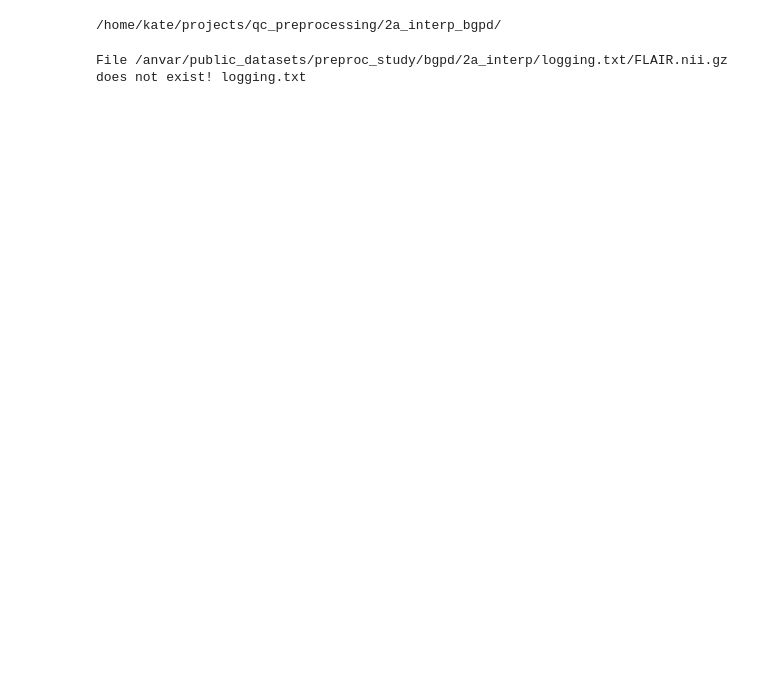
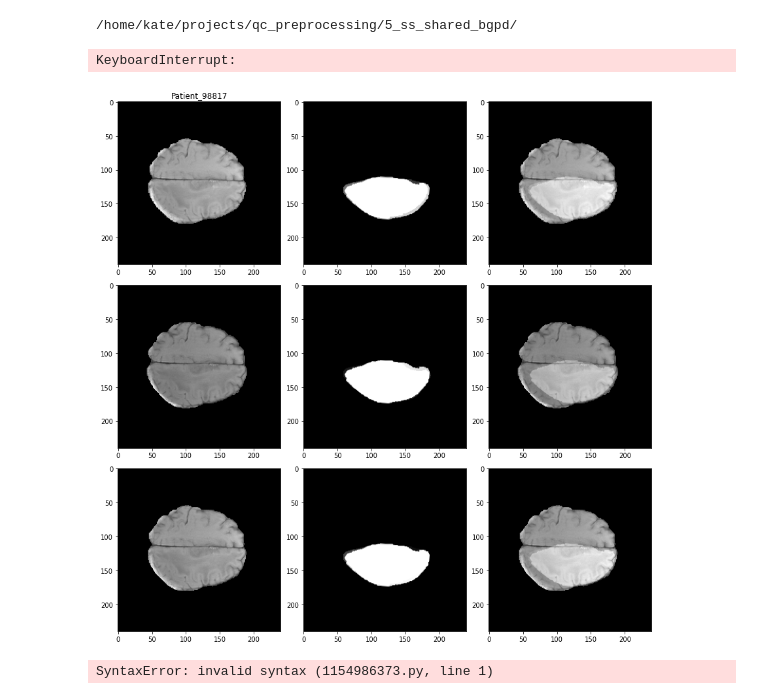
Before and after one commit to MedImAIR/brain-mri-processing-pipeline, a Jupyter notebook: main_pipeline/test_bgpd.ipynb, the cells around one changed output. Drawn from its saved outputs; the diff is of its cells as text; code cells hidden in the pictures; blank space fills up the shorter version.

```diff
--- a/main_pipeline/test_bgpd.ipynb
+++ b/main_pipeline/test_bgpd.ipynb
@@ -11,35 +11,38 @@ import matplotlib.pyplot as plt
 import pandas as pd
 # %%
 import tqdm
-path = '2a_interp'
+path = '5_ss_shared'
 
 print('/home/kate/projects/qc_preprocessing/{}_bgpd/'.format(path))
 os.makedirs('/home/kate/projects/qc_preprocessing/{}_bgpd/'.format(path), exist_ok = True)
 
 def plot_qc(image, mask, patient_id):
     fig, axs = plt.subplots(3,3,figsize=(12,12))
     idx = np.argsort(mask.sum(axis=(0,1)))[-3:]
     for i in range(3):
         axs[i, 0].imshow(image[..., idx[i]], cmap='gray')
         axs[i, 1].imshow(mask[..., idx[i]], cmap='gray')
         axs[i, 2].imshow(image[..., idx[i]]+200*mask[..., idx[i]], cmap='gray')
     axs[0,0].set_title(patient_id)
     plt.tight_layout()
     plt.savefig(f'/home/kate/projects/qc_preprocessing/{path}_bgpd/{patient_id}.png', dpi=300)
     plt.plot()
     plt.close(fig)
 
 output = '/anvar/public_datasets/preproc_study/bgpd/{}/'.format(path)
 
 for patient in tqdm.tqdm(os.listdir(output)):
     try:
-        im = ants.image_read(output + patient +'/CT1.nii.gz')
+        im = ants.image_read(output + patient +'/T1.nii.gz')
         mask = ants.image_read(output + patient +'/mask_GTV_FLAIR.nii.gz')
         plot_qc(im, mask, patient_id=str(patient))
     except Exception as e:
         print(e, patient)
 # %% [output]
-/home/kate/projects/qc_preprocessing/2a_interp_bgpd/
+/home/kate/projects/qc_preprocessing/5_ss_shared_bgpd/
-File /anvar/public_datasets/preproc_study/bgpd/2a_interp/logging.txt/FLAIR.nii.gz does not exist! logging.txt
+KeyboardInterrupt:
+[figure, added]
 # %%
-scp -r notebook_airi:/home/kate/projects/qc_preprocessing/2a_interp_bgpd/ /mnt/d/
+scp -r notebook_airi:/home/kate/projects/qc_preprocessing/4a_resamp_bgpd/ /mnt/d/
+# %% [output]
+SyntaxError: invalid syntax (1154986373.py, line 1)
```
Also changed, not shown: 12 other files.
